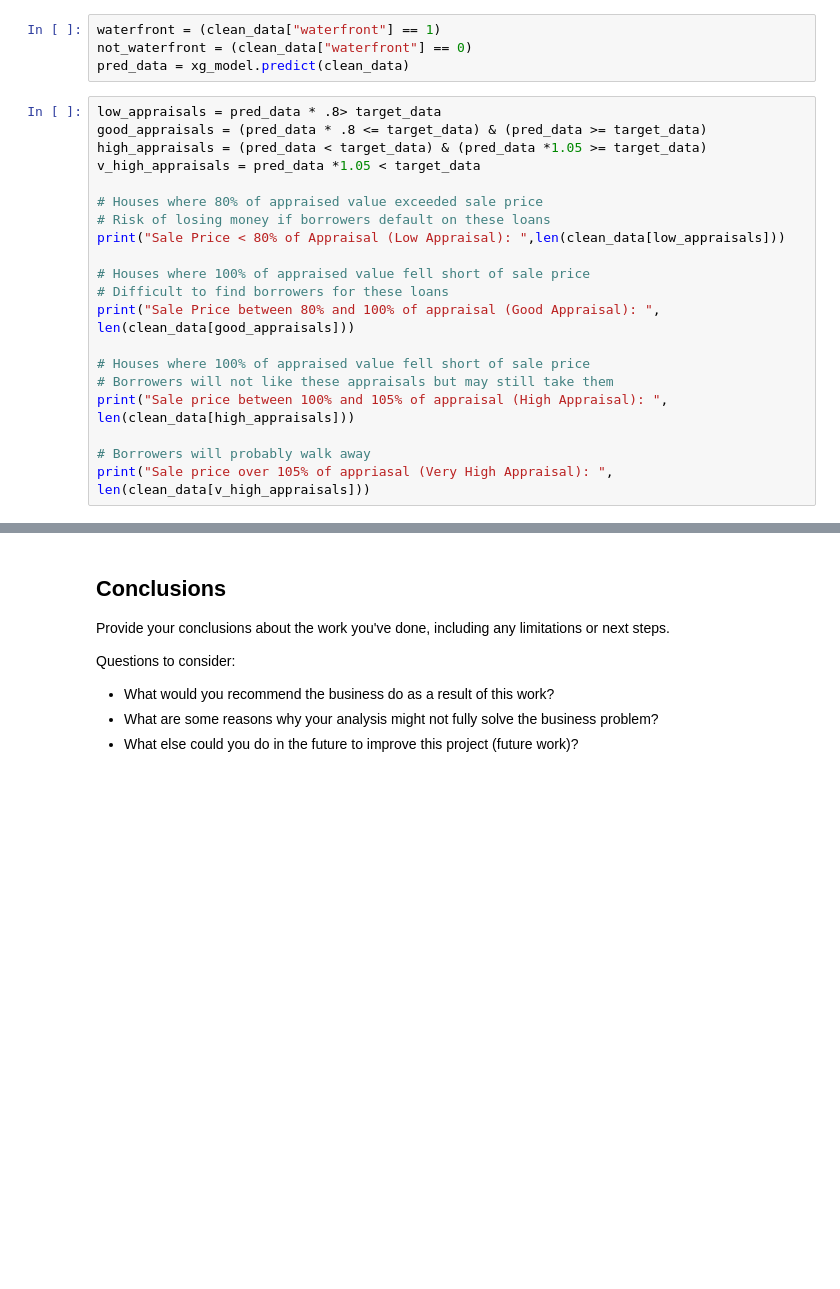
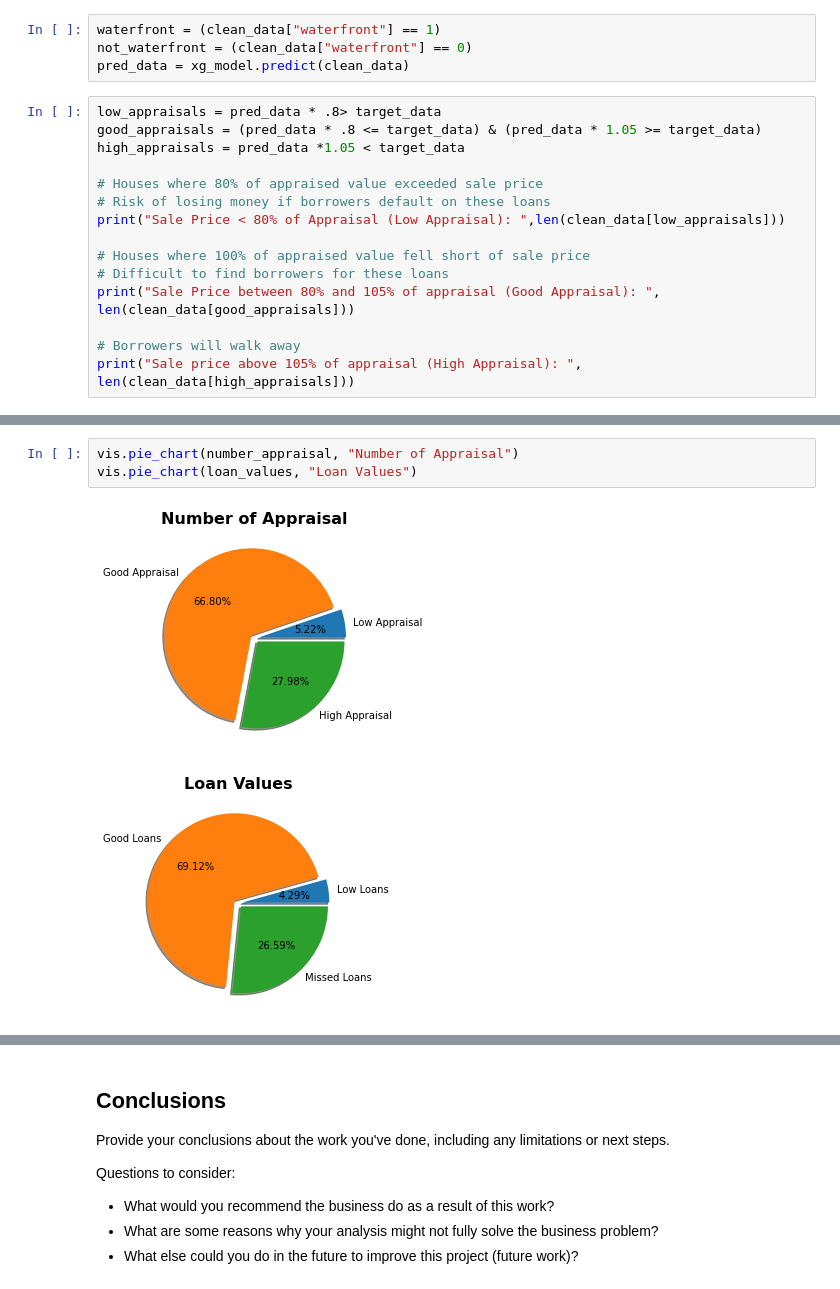
Before and after one commit to mengyujackson121/AI_APPRAISER, a Jupyter notebook: Project_2_MengyuJ.ipynb, the cells around one changed output, grey strips where cells are left out. Cells and saved outputs as stored; diff of their text form; blank space fills up the shorter version.

```diff
--- a/Project_2_MengyuJ.ipynb
+++ b/Project_2_MengyuJ.ipynb
@@ -184,9 +194,8 @@ not_waterfront = (clean_data["waterfront"] == 0)
 pred_data = xg_model.predict(clean_data)
 # %%
 low_appraisals = pred_data * .8> target_data
-good_appraisals = (pred_data * .8 <= target_data) & (pred_data >= target_data)
-high_appraisals = (pred_data < target_data) & (pred_data *1.05 >= target_data)
-v_high_appraisals = pred_data *1.05 < target_data
+good_appraisals = (pred_data * .8 <= target_data) & (pred_data * 1.05 >= target_data)
+high_appraisals = pred_data *1.05 < target_data
 
 # Houses where 80% of appraised value exceeded sale price
 # Risk of losing money if borrowers default on these loans
@@ -194,12 +203,8 @@ print("Sale Price < 80% of Appraisal (Low Appraisal): ",len(clean_data[low_appra
 
 # Houses where 100% of appraised value fell short of sale price
 # Difficult to find borrowers for these loans
-print("Sale Price between 80% and 100% of appraisal (Good Appraisal): ", len(clean_data[good_appraisals]))
+print("Sale Price between 80% and 105% of appraisal (Good Appraisal): ", len(clean_data[good_appraisals]))
 
-# Houses where 100% of appraised value fell short of sale price
-# Borrowers will not like these appraisals but may still take them
-print("Sale price between 100% and 105% of appraisal (High Appraisal): ", len(clean_data[high_appraisals]))
-
-# Borrowers will probably walk away
-print("Sale price over 105% of appriasal (Very High Appraisal): ", len(clean_data[v_high_appraisals]))
+# Borrowers will walk away
+print("Sale price above 105% of appraisal (High Appraisal): ", len(clean_data[high_appraisals]))
 # %% [output]
@@ -247,3 +283,9 @@ Average loss from Low Appraisals (immediate default):  35945.87495719178
+# %%
+vis.pie_chart(number_appraisal, "Number of Appraisal")
+vis.pie_chart(loan_values, "Loan Values")
+# %% [output]
+[figure, added]
+[figure, added]
 # %%
 from sklearn.metrics import mean_squared_error, mean_absolute_error
 mean_squared_error(target_data, pred_data, squared=False), mean_absolute_error(target_data, pred_data)
```
Also changed, not shown: parts of 18 cells of this notebook, 2 other files.
